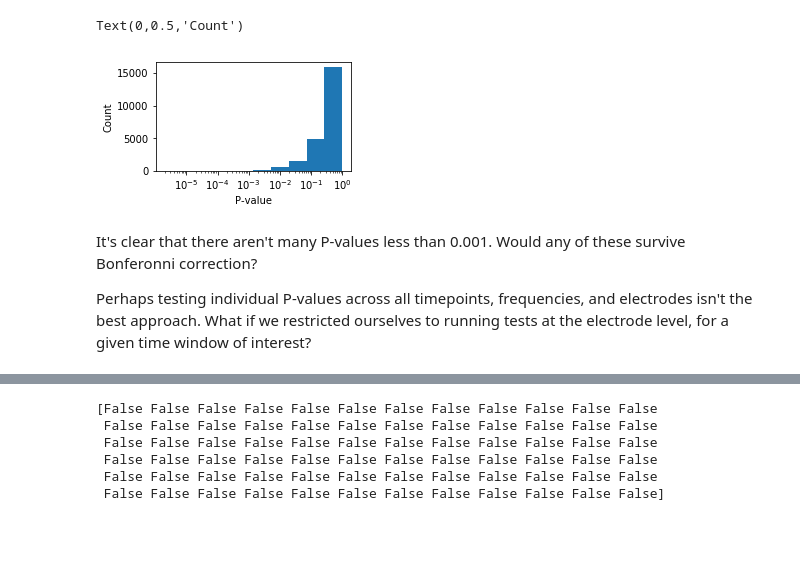
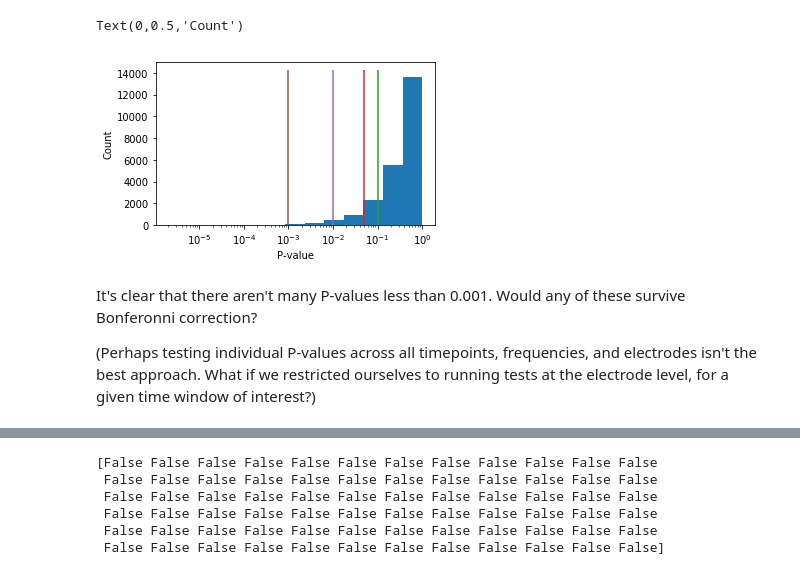
Before and after one commit to pennmem/PythonBootcamp, a Jupyter notebook: Day 6 - Permutation tests, multiple comparisons.ipynb, the cells around one changed output, grey strips where cells are left out. Cells and saved outputs as stored; diff of their text form; code cells hidden in the pictures; blank space fills up the shorter version.

```diff
--- a/Day 6 - Permutation tests, multiple comparisons.ipynb
+++ b/Day 6 - Permutation tests, multiple comparisons.ipynb
@@ -21,21 +27,23 @@ pvals = np.load('R1001P_pvals.npy')  #with dimensions frequencies X electrodes X
 # %%
 #Let's take a look at the distribution of these p-values
 %matplotlib inline
 from pylab import *
 
 #Plot a histogram of pvalues on a log scale
-figure(figsize=(3.5, 2)); ax=subplot(111)
-_, bins, _ = plt.hist(pvals.ravel(), bins=10, alpha=0)
+figure(figsize=(5, 3)); ax=subplot(111)
+_, bins, _ = plt.hist(pvals.ravel(), bins=13, alpha=0)
 logbins = np.logspace(np.log10(bins[0]),np.log10(bins[-1]),len(bins))
 hist(pvals.ravel(), bins=logbins, color='C0')
+vlines([0.1, 0.05, 0.01, 0.001], ymin=ax.get_ylim()[0], ymax=ax.get_ylim()[1],
+       colors=('C2', 'C3', 'C4', 'C5'),)
 xscale('log'); xlabel('P-value'); ylabel('Count')
 # %% [output]
 Text(0,0.5,'Count')
-[figure, old version]
+[figure, new version]
 # %% [markdown]
 It's clear that there aren't many P-values less than 0.001. Would any of these survive Bonferonni correction?
 
-Perhaps testing individual P-values across all timepoints, frequencies, and electrodes isn't the best approach. What if we restricted ourselves to running tests at the electrode level, for a given time window of interest?
+(Perhaps testing individual P-values across all timepoints, frequencies, and electrodes isn't the best approach. What if we restricted ourselves to running tests at the electrode level, for a given time window of interest?)
 # %%
 #Reload the raw power values so we can re-run some tests
 rec = np.load('R1001P_recalled.npy')
```
Also changed, not shown: parts of 13 cells of this notebook.
